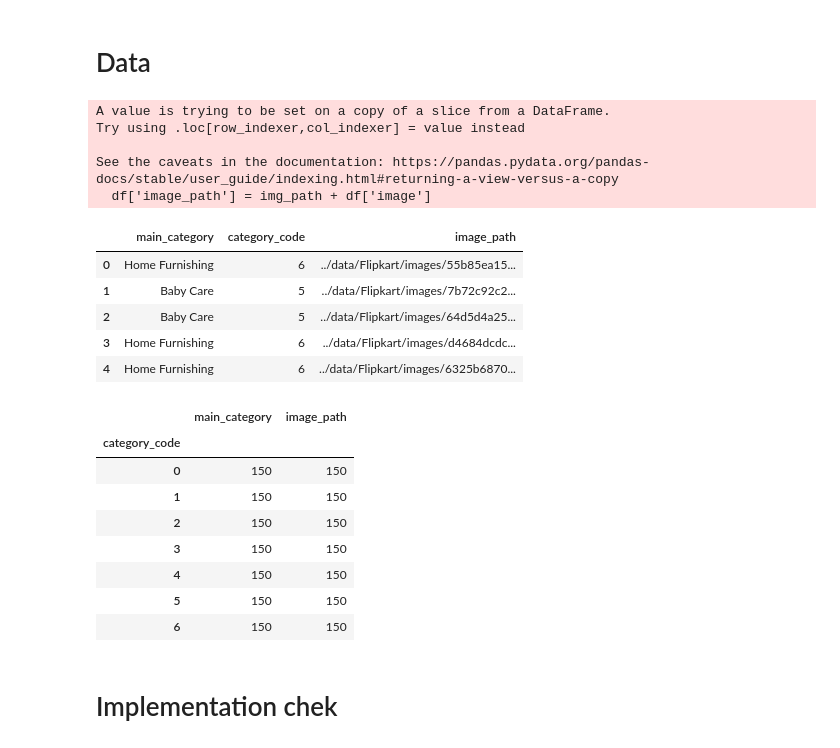
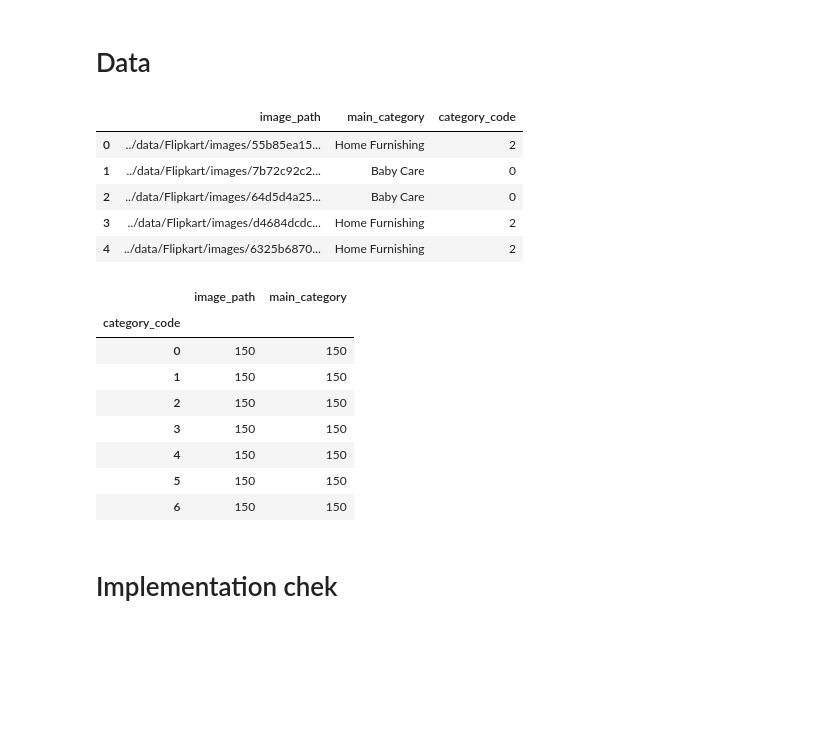
Before and after one commit to Laeti-dev/P6-txt-img_classification, a Jupyter notebook: notebooks/Ikusawa_Laetitia_2_classification.ipynb, the cells around one changed output. Drawn from its saved outputs; the diff is of its cells as text; code cells hidden in the pictures; blank space fills up the shorter version.

Commit message:
WIP data augmentation

```diff
--- a/notebooks/Ikusawa_Laetitia_2_classification.ipynb
+++ b/notebooks/Ikusawa_Laetitia_2_classification.ipynb
@@ -17,30 +17,29 @@ Num GPUs Available:  0
 # %%
 data  = pd.read_pickle('../data/cleaned_df.pkl')
 path = '../data/Flipkart/images/'
 test_path = '../data/'
 
 data_path = glob(path+'*/*.jp*')
 data_test_path = glob(test_path+'*/*.jp*')
 
-
-df = pd.reead_pickle('../data/cleaned_df.pkl')
+df = pd.DataFrame({
+    "image_path": path+data['image'],
+    "main_category": data['main_category'],
+    "category_code": data['category_code']
+}
+)
 df.head()
 # %% [output]
-A value is trying to be set on a copy of a slice from a DataFrame.
-Try using .loc[row_indexer,col_indexer] = value instead
-
-See the caveats in the documentation: https://pandas.pydata.org/pandas-docs/stable/user_guide/indexing.html#returning-a-view-versus-a-copy
-  df['image_path'] = img_path + df['image']
-|  | main_category | category_code | image_path |
-| 0 | Home Furnishing | 6 | ../data/Flipkart/images/55b85ea15... |
-| 1 | Baby Care | 5 | ../data/Flipkart/images/7b72c92c2... |
-| 2 | Baby Care | 5 | ../data/Flipkart/images/64d5d4a25... |
-| 3 | Home Furnishing | 6 | ../data/Flipkart/images/d4684dcdc... |
-| 4 | Home Furnishing | 6 | ../data/Flipkart/images/6325b6870... |
+|  | image_path | main_category | category_code |
+| 0 | ../data/Flipkart/images/55b85ea15... | Home Furnishing | 2 |
+| 1 | ../data/Flipkart/images/7b72c92c2... | Baby Care | 0 |
+| 2 | ../data/Flipkart/images/64d5d4a25... | Baby Care | 0 |
+| 3 | ../data/Flipkart/images/d4684dcdc... | Home Furnishing | 2 |
+| 4 | ../data/Flipkart/images/6325b6870... | Home Furnishing | 2 |
 # %%
 df.groupby('category_code').count()
 # %% [output]
-|  | main_category | image_path |
+|  | image_path | main_category |
 | category_code |  |  |
 | 0 | 150 | 150 |
 | 1 | 150 | 150 |
```
Also changed, not shown: parts of 10 cells of this notebook.
